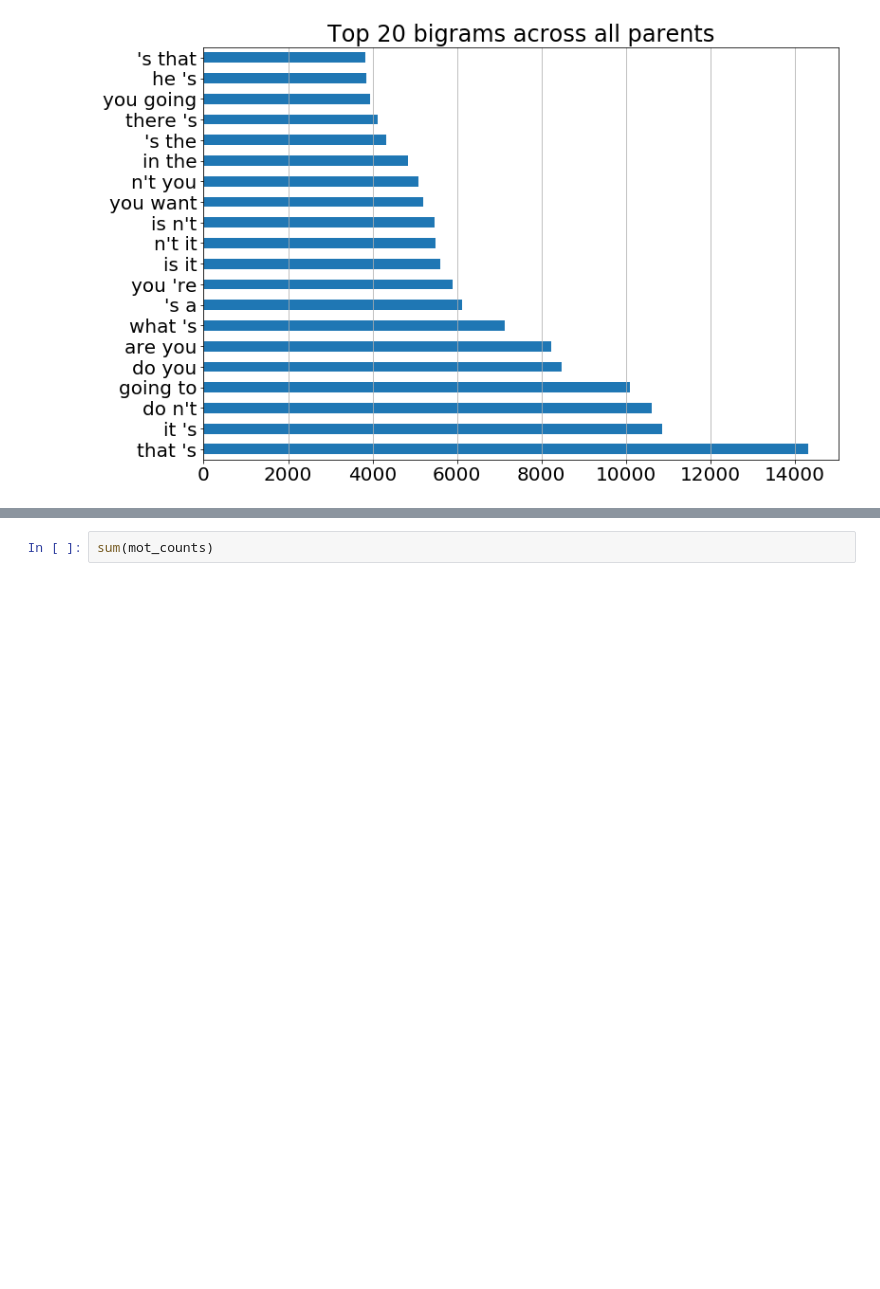
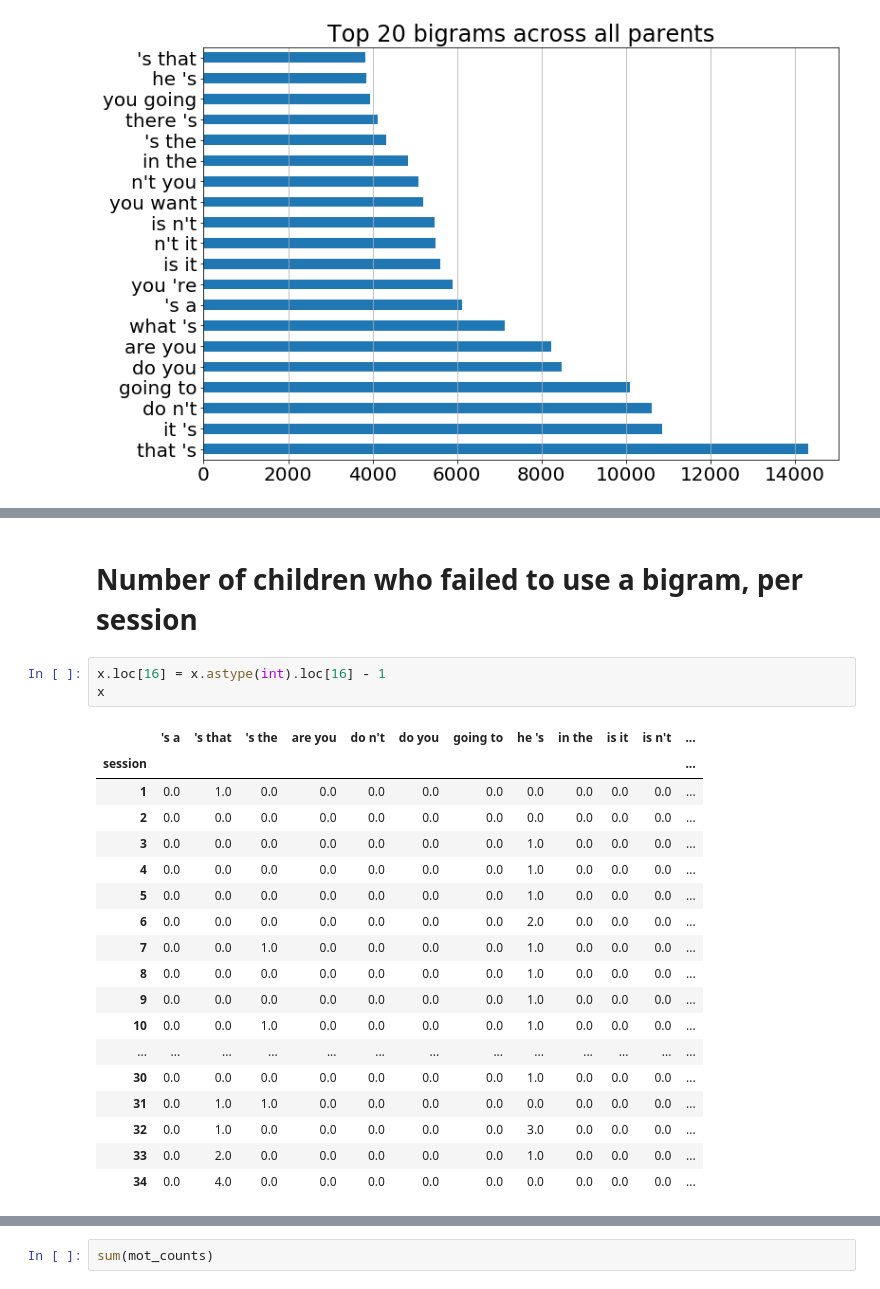
Before and after one commit to pfeyz/formulae-project, a Jupyter notebook: Top Types.ipynb, the cells around one changed output, grey strips where cells are left out. Saved outputs shown, nothing was run; the diff lists cells and outputs as text; blank space fills up the shorter version.

```diff
--- a/Top Types.ipynb
+++ b/Top Types.ipynb
@@ -346,0 +361,24 @@ axes.xaxis.grid()
+# %% [markdown]
+# Number of children who failed to use a  bigram, per session
+# %%
+x.loc[16] = x.astype(int).loc[16] - 1
+x
+# %% [output]
+|  | 's a | 's that | 's the | are you | do n't | do you | going to | he 's | in the | is it | is n't | ... |
+| session |  |  |  |  |  |  |  |  |  |  |  | ... |
+| 1 | 0.0 | 1.0 | 0.0 | 0.0 | 0.0 | 0.0 | 0.0 | 0.0 | 0.0 | 0.0 | 0.0 | ... |
+| 2 | 0.0 | 0.0 | 0.0 | 0.0 | 0.0 | 0.0 | 0.0 | 0.0 | 0.0 | 0.0 | 0.0 | ... |
+| 3 | 0.0 | 0.0 | 0.0 | 0.0 | 0.0 | 0.0 | 0.0 | 1.0 | 0.0 | 0.0 | 0.0 | ... |
+| 4 | 0.0 | 0.0 | 0.0 | 0.0 | 0.0 | 0.0 | 0.0 | 1.0 | 0.0 | 0.0 | 0.0 | ... |
+| 5 | 0.0 | 0.0 | 0.0 | 0.0 | 0.0 | 0.0 | 0.0 | 1.0 | 0.0 | 0.0 | 0.0 | ... |
+| 6 | 0.0 | 0.0 | 0.0 | 0.0 | 0.0 | 0.0 | 0.0 | 2.0 | 0.0 | 0.0 | 0.0 | ... |
+| 7 | 0.0 | 0.0 | 1.0 | 0.0 | 0.0 | 0.0 | 0.0 | 1.0 | 0.0 | 0.0 | 0.0 | ... |
+| 8 | 0.0 | 0.0 | 0.0 | 0.0 | 0.0 | 0.0 | 0.0 | 1.0 | 0.0 | 0.0 | 0.0 | ... |
+| 9 | 0.0 | 0.0 | 0.0 | 0.0 | 0.0 | 0.0 | 0.0 | 1.0 | 0.0 | 0.0 | 0.0 | ... |
+| 10 | 0.0 | 0.0 | 1.0 | 0.0 | 0.0 | 0.0 | 0.0 | 1.0 | 0.0 | 0.0 | 0.0 | ... |
+| ... | ... | ... | ... | ... | ... | ... | ... | ... | ... | ... | ... | ... |
+| 30 | 0.0 | 0.0 | 0.0 | 0.0 | 0.0 | 0.0 | 0.0 | 1.0 | 0.0 | 0.0 | 0.0 | ... |
+| 31 | 0.0 | 1.0 | 1.0 | 0.0 | 0.0 | 0.0 | 0.0 | 0.0 | 0.0 | 0.0 | 0.0 | ... |
+| 32 | 0.0 | 1.0 | 0.0 | 0.0 | 0.0 | 0.0 | 0.0 | 3.0 | 0.0 | 0.0 | 0.0 | ... |
+| 33 | 0.0 | 2.0 | 0.0 | 0.0 | 0.0 | 0.0 | 0.0 | 1.0 | 0.0 | 0.0 | 0.0 | ... |
+| 34 | 0.0 | 4.0 | 0.0 | 0.0 | 0.0 | 0.0 | 0.0 | 0.0 | 0.0 | 0.0 | 0.0 | ... |
```
Also changed, not shown: parts of 3 cells of this notebook.
